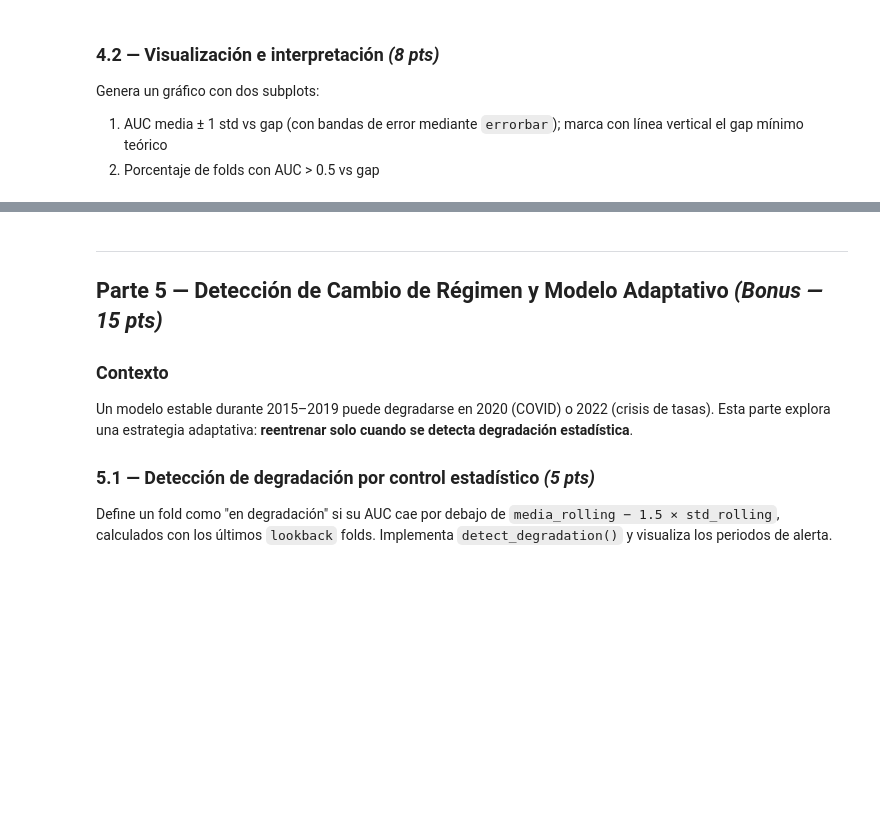
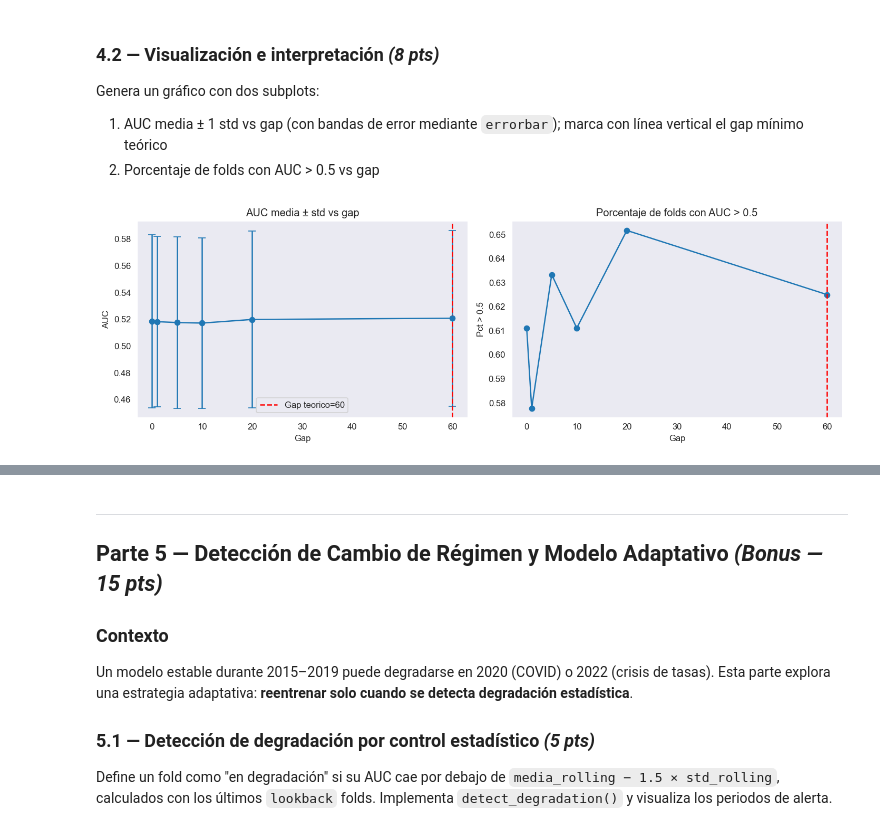
Before and after one commit to Vyena/ml_finance_teixeiradossantos, a Jupyter notebook: notebooks/hw03.ipynb, the cells around one changed output, grey strips where cells are left out. Cells and saved outputs as stored; diff of their text form; code cells hidden in the pictures; blank space fills up the shorter version.

```diff
--- a/notebooks/hw03.ipynb
+++ b/notebooks/hw03.ipynb
@@ -1005,12 +1005,46 @@ Genera un gráfico con dos subplots:
 1. AUC media ± 1 std vs gap (con bandas de error mediante `errorbar`); marca con línea vertical el gap mínimo teórico
 2. Porcentaje de folds con AUC > 0.5 vs gap
 # %%
-# TODO: genera el gráfico de sensibilidad
-# GAP_TEORICO = max(L_max, h) con L_max=60, h=1
-# fig, axes = plt.subplots(1, 2, figsize=(12, 4))
-# axes[0].errorbar(df_gap.index, df_gap['auc_mean'], yerr=df_gap['auc_std'], ...)
-# axes[0].axvline(x=GAP_TEORICO, ls='--', color='red', label=f'Gap teorico={GAP_TEORICO}')
-pass
+# Gráfico de sensibilidad
+GAP_TEORICO = max(60, 1)
+fig, axes = plt.subplots(1, 2, figsize=(12, 4))
+axes[0].errorbar(df_gap.index, df_gap['auc_mean'], yerr=df_gap['auc_std'], marker='o', capsize=4)
+axes[0].axvline(x=GAP_TEORICO, ls='--', color='red', label=f'Gap teorico={GAP_TEORICO}')
+
+axes[0].set_title('AUC media ± std vs gap')
+
+axes[0].set_xlabel('Gap')
+
+axes[0].set_ylabel('AUC')
+
+axes[0].legend()
+
+
+# Gráfico porcentaje de folds con AUC > 0.5
+
+axes[1].plot(
+    df_gap.index,
+    df_gap['pct_gt05'],
+    marker='o'
+)
+
+axes[1].axvline(
+    x=GAP_TEORICO,
+    ls='--',
+    color='red'
+)
+
+axes[1].set_title('Porcentaje de folds con AUC > 0.5')
+
+axes[1].set_xlabel('Gap')
+
+axes[1].set_ylabel('Pct > 0.5')
+
+plt.tight_layout()
+
+plt.show()
+# %% [output]
+[figure, added]
 # %% [markdown]
 **Responde:**
 
```
Also changed, not shown: parts of 1 cell of this notebook.
